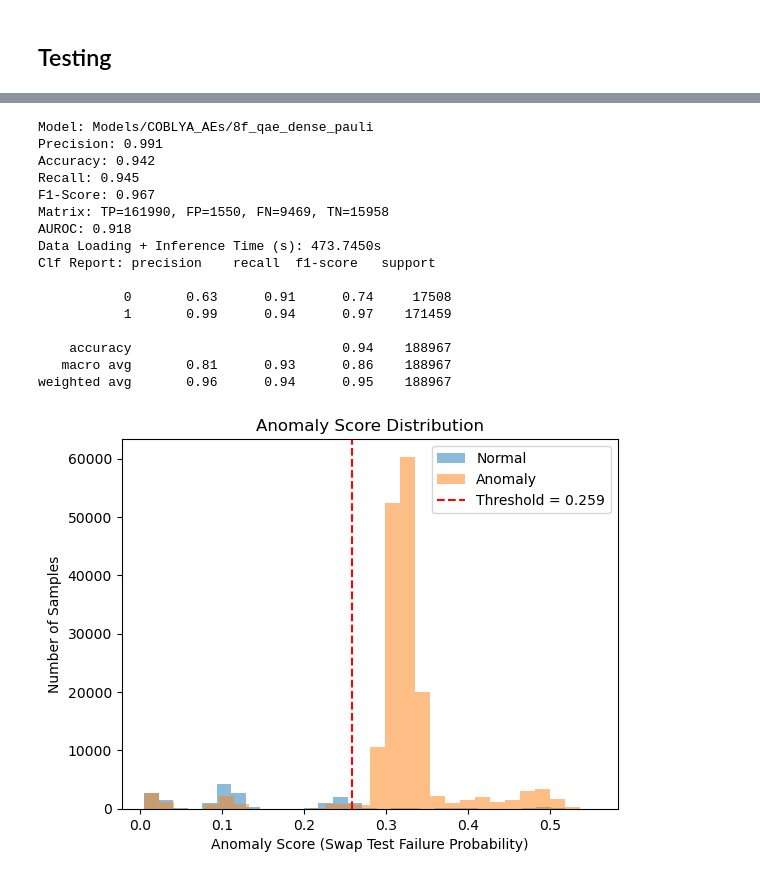
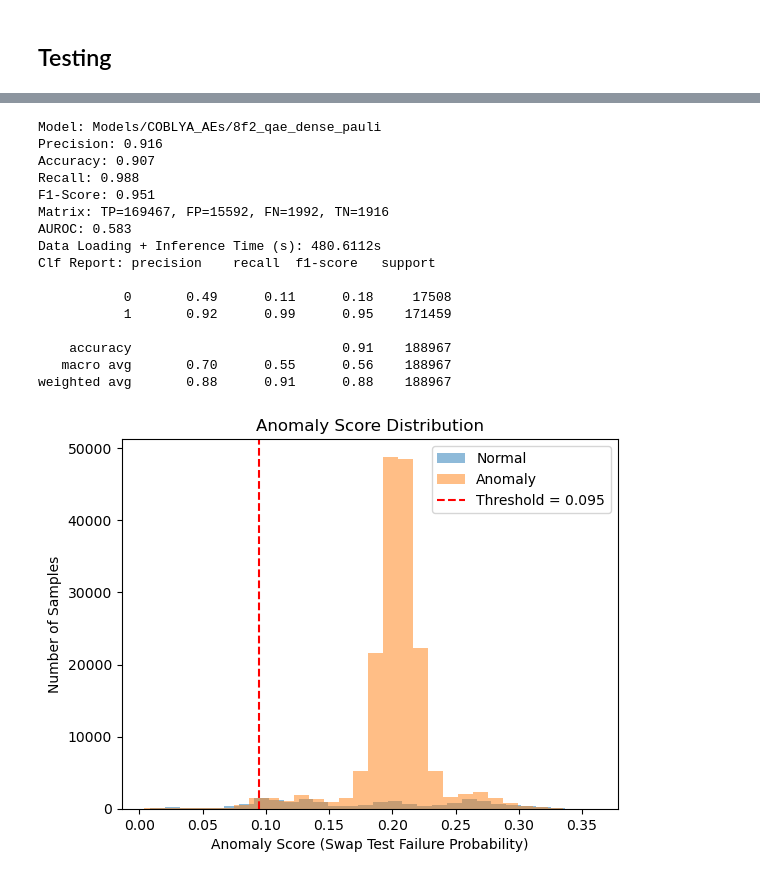
Before and after one commit to RohanSenthil/QAE_BETH_Anomaly, a Jupyter notebook: qae.ipynb, the cells around one changed output, grey strips where cells are left out. Drawn from its saved outputs; the diff is of its cells as text; code cells hidden in the pictures.

Commit message:
new models

```diff
--- a/qae.ipynb
+++ b/qae.ipynb
@@ -333,7 +333,7 @@ initial_params = np.random.rand(num_params)
 # Optimize
 optimizer = COBYLA(maxiter=80)
 result = optimizer.minimize(
-    fun=lambda p: cost_function(p, training_subset, qnn, angle_encoding),
+    fun=lambda p: cost_function(p, training_subset, qnn, dense_angle_encoding),
     x0=initial_params
 )
 trained_params = result.x
@@ -343,7 +343,7 @@ trained_params = result.x
 from qiskit.qpy import dump
 import os
 
-model_name = "Models/COBLYA_AEs/8f_qae_angle_pauli3"
+model_name = "Models/COBLYA_AEs/8f2_qae_dense_pauli"
 os.mkdir(model_name)
 
 with open(f"{model_name}/ae.qpy", "wb") as f:
@@ -376,11 +376,11 @@ testing_data = tf.convert_to_tensor(testing_data.values, dtype=tf.float32)
 # 4. Convert labels to tensor (bool)
 testing_labels = tf.convert_to_tensor(testing_labels.values, dtype=tf.bool)
 
-# reduced_testing_data = autoencoder.encoder(testing_data)
+reduced_testing_data = autoencoder.encoder(testing_data)
 # filtered_np = testing_data.numpy().astype(np.float64)
 # target_len = 2**5  # 32 for 5 qubits
 # reduced_testing_data = np.pad(filtered_np, ((0, 0), (0, target_len - filtered_np.shape[1])), mode='constant')
-reduced_testing_data = testing_data
+# reduced_testing_data = testing_data
 
 # --- SCALE TO [0, 2π] ---|
 scaler = MinMaxScaler(feature_range=(0, np.pi))
@@ -443,7 +443,7 @@ train_scores, train_time = compute_anomaly_scores(
     qnn,
     training_subset,
     trained_params,
-    encoding_fn=dense_angle_encoding,
+    encoding_fn=efficient_su2_encoding,
     batch_size=64
 )
 
@@ -521,46 +521,46 @@ All batches processed in 473.7450 seconds.
 # %%
-# threshold += 0.02
+threshold += 0.52
 
 y_pred = (scores > threshold).astype(int)
 y_true = np.array(testing_labels).astype(int)[:len(scores)]
 
 metrics = evaluate_model(
     y_true=y_true,
     y_pred=y_pred,
     scores=scores,
     time=elapsed_time,
     threshold=threshold,  # same threshold used in predict
     model_name=model_name
 )
 
 # Print clean table row for your notes
 for k, v in metrics.items():
     print(f"{k}: {v}")
 
 # --- Histogram of scores ---
 plt.hist(scores[y_true == 0], bins=30, alpha=0.5, label='Normal')
 plt.hist(scores[y_true == 1], bins=30, alpha=0.5, label='Anomaly')
 plt.axvline(threshold, color='red', linestyle='--', label=f"Threshold = {threshold:.3f}")
 plt.xlabel("Anomaly Score (Swap Test Failure Probability)")
 plt.ylabel("Number of Samples")
 plt.title("Anomaly Score Distribution")
 plt.legend()
 plt.show()
 # %% [output]
-Model: Models/COBLYA_AEs/8f_qae_dense_pauli
-Precision: 0.991
-Accuracy: 0.942
-Recall: 0.945
-F1-Score: 0.967
-Matrix: TP=161990, FP=1550, FN=9469, TN=15958
-AUROC: 0.918
-Data Loading + Inference Time (s): 473.7450s
+Model: Models/COBLYA_AEs/8f2_qae_dense_pauli
+Precision: 0.916
+Accuracy: 0.907
+Recall: 0.988
+F1-Score: 0.951
+Matrix: TP=169467, FP=15592, FN=1992, TN=1916
+AUROC: 0.583
+Data Loading + Inference Time (s): 480.6112s
 Clf Report: precision    recall  f1-score   support
 
-           0       0.63      0.91      0.74     17508
-           1       0.99      0.94      0.97    171459
+           0       0.49      0.11      0.18     17508
+           1       0.92      0.99      0.95    171459
 
-    accuracy                           0.94    188967
-   macro avg       0.81      0.93      0.86    188967
-weighted avg       0.96      0.94      0.95    188967
+    accuracy                           0.91    188967
+   macro avg       0.70      0.55      0.56    188967
+weighted avg       0.88      0.91      0.88    188967
-[figure, old version]
+[figure, new version]
```
Also changed, not shown: parts of 9 cells of this notebook, 10 other files.
